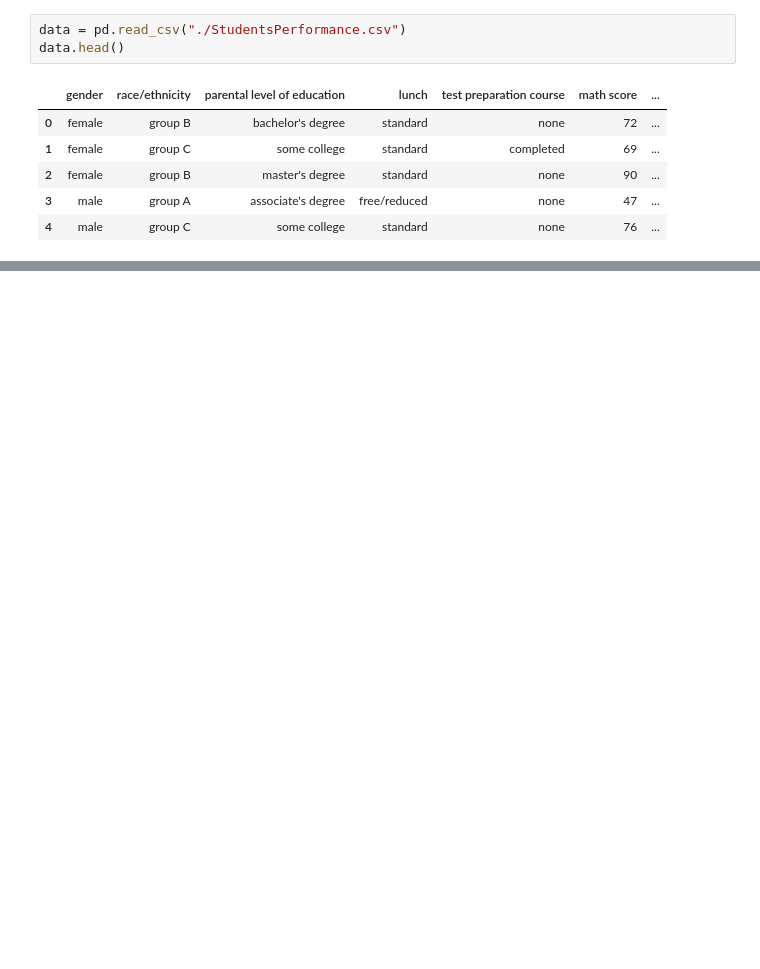
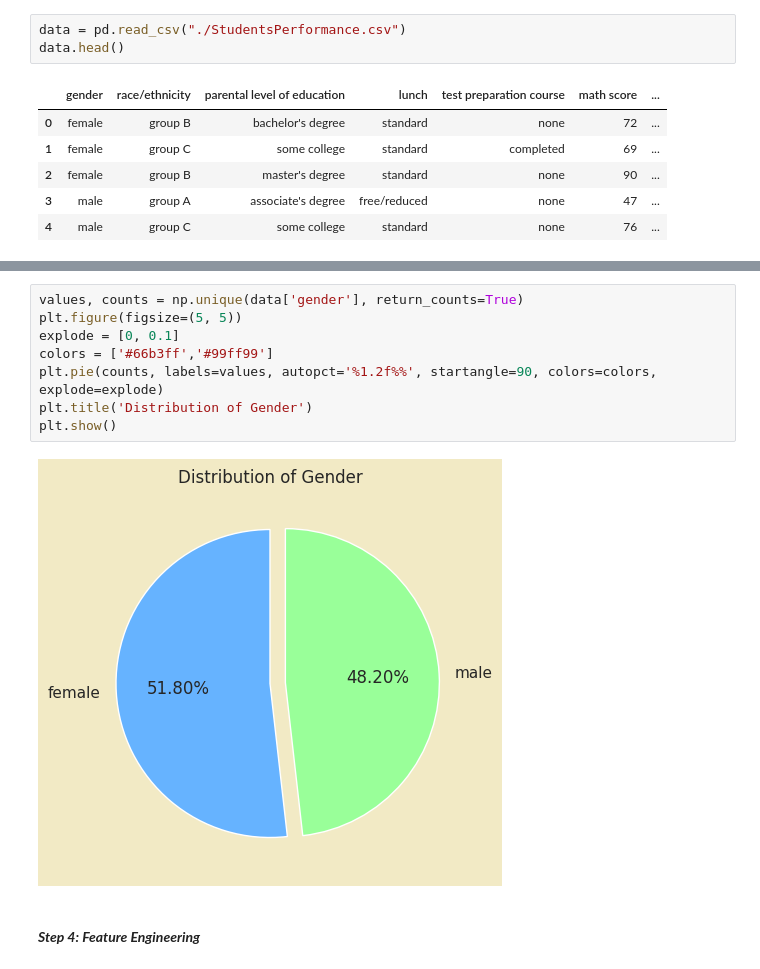
Before and after one commit to MuhammadUmerKhan/SMIT-Institute-Files, a Jupyter notebook: All Files/SMIT Projects/SMIT –DATA Science and Machine Learning Project/Project 2/StudentsPerformance.ipynb, the cells around one changed output, grey strips where cells are left out. Saved outputs shown, nothing was run; the diff lists cells and outputs as text; blank space fills up the shorter version.

```diff
--- a/All Files/SMIT Projects/SMIT –DATA Science and Machine Learning Project/Project 2/StudentsPerformance.ipynb
+++ b/All Files/SMIT Projects/SMIT –DATA Science and Machine Learning Project/Project 2/StudentsPerformance.ipynb
@@ -22,0 +221,12 @@ data.head()
+# %%
+values, counts = np.unique(data['gender'], return_counts=True)
+plt.figure(figsize=(5, 5))
+explode = [0, 0.1]
+colors = ['#66b3ff','#99ff99']
+plt.pie(counts, labels=values, autopct='%1.2f%%', startangle=90, colors=colors, explode=explode)
+plt.title('Distribution of Gender')
+plt.show()
+# %% [output]
+[figure, added]
+# %% [markdown]
+#### <b><i>Step 4: Feature Engineering
```
Also changed, not shown: parts of 44 cells of this notebook.
